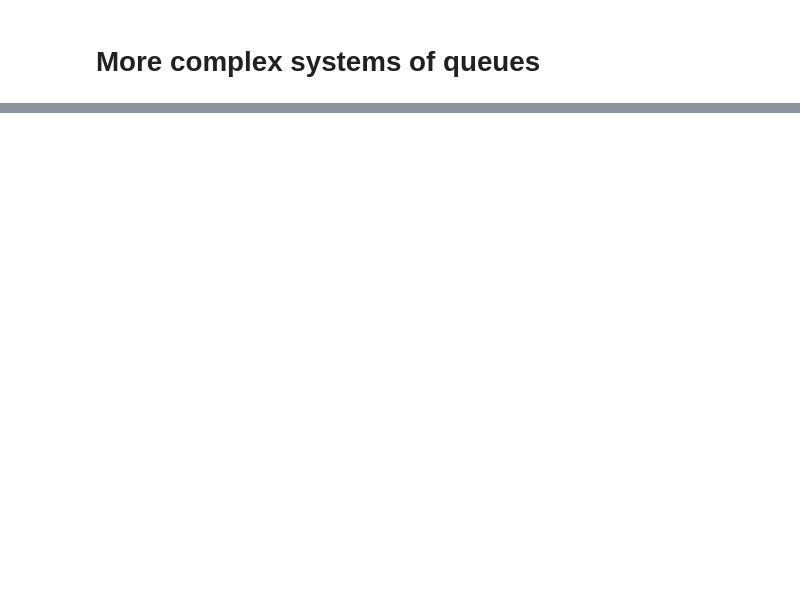
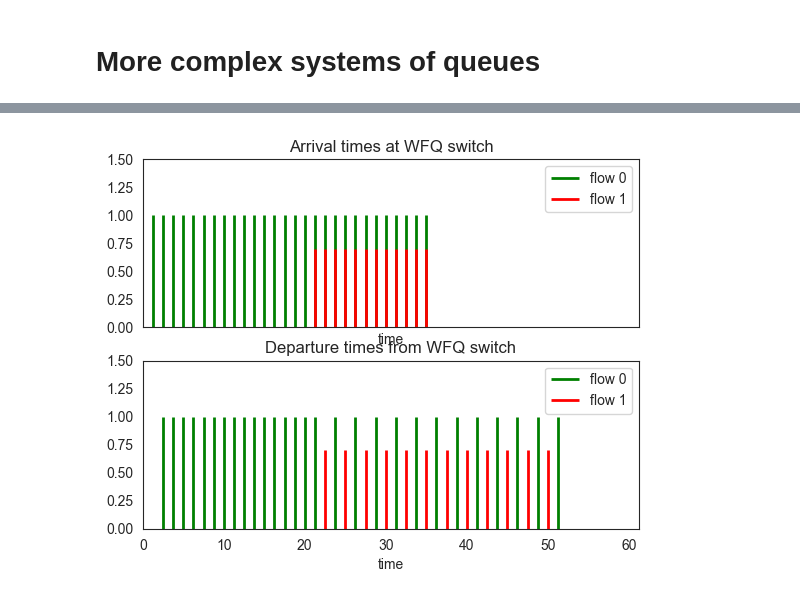
Before and after one commit to jrozhon/qos, a Jupyter notebook: qos-02/qos_02/exercise_02.ipynb, the cells around one changed output, grey strips where cells are left out. Drawn from its saved outputs; the diff is of its cells as text; code cells hidden in the pictures; blank space fills up the shorter version.

```diff
--- a/qos-02/qos_02/exercise_02.ipynb
+++ b/qos-02/qos_02/exercise_02.ipynb
@@ -376,0 +424,79 @@ average system occupancy: 0.6909294512877939
+# %%
+"""
+Queueing Disciplines
+Explanation to be written... But we have implemented Virtual Clock and Weighted Fair Queueing disciplines in
+the SimComponents.py module and have example code that uses the WFQ component to produce Figure, shown below
+
+    Initial test of the WFQ queueing discipline implementation.
+    Copyright 2014 Dr. Greg M. Bernstein
+
+    We base our parameter explorations on the first source. We set the output rate of the
+    virtual clock "switch port" at multiple of the first sources rate.
+    We also set the "vtick" parameters to the virtual clock switch port relative to this rate.
+"""
+import simpy
+import matplotlib.pyplot as plt
+
+from lib.SimComponents import PacketGenerator, PacketSink, FlowDemux, SnoopSplitter, \
+    WFQServer, VirtualClockServer
+
+
+if __name__ == '__main__':
+    def const_arrival():
+        return 1.25
+
+    def const_arrival2():
+        return 1.25
+
+    def const_size():
+        return 100.0
+    env = simpy.Environment()
+    pg = PacketGenerator(env, "SJSU", const_arrival, const_size, initial_delay=0.0, finish=35, flow_id=0)
+    pg2 = PacketGenerator(env, "SJSU", const_arrival2, const_size, initial_delay=20.0, finish=35, flow_id=1)
+    ps = PacketSink(env, rec_arrivals=True, absolute_arrivals=True)
+    ps2 = PacketSink(env, rec_arrivals=True, absolute_arrivals=True)
+    ps_snoop1 = PacketSink(env, rec_arrivals=True, absolute_arrivals=True)
+    ps_snoop2 = PacketSink(env, rec_arrivals=True, absolute_arrivals=True)
+    # Set up the virtual clock switch port
+    source_rate = 8.0*const_size()/const_arrival()  # the average source rate
+    phi_base = source_rate
+    switch_port = WFQServer(env, source_rate, [0.5*phi_base, 0.5*phi_base])
+    switch_port2 = VirtualClockServer(env, source_rate, [2.0/phi_base, 2.0/phi_base])
+    demux = FlowDemux()
+    snoop1 = SnoopSplitter()
+    snoop2 = SnoopSplitter()
+    pg.out = snoop1
+    pg2.out = snoop2
+    snoop1.out2 = ps_snoop1
+    snoop2.out2 = ps_snoop2
+    #  Comment out the next 4 lines and uncomment the following 4 lines to compare with virtual clock.
+    type = "WFQ"
+    snoop1.out1 = switch_port
+    snoop2.out1 = switch_port
+    switch_port.out = demux
+    # snoop1.out1 = switch_port2
+    # snoop2.out1 = switch_port2
+    # switch_port2.out = demux
+    # type = "VC"
+
+    demux.outs = [ps, ps2]
+    env.run(until=10000)
+    print(ps.arrivals)
+
+    fig, (ax1, ax2) = plt.subplots(nrows=2, sharex=True)
+    ax1.vlines(ps_snoop1.arrivals, 0.0, 1.0, colors="g", linewidth=2.0, label='flow 0')
+    ax1.vlines(ps_snoop2.arrivals, 0.0, 0.7, colors="r", linewidth=2.0, label='flow 1')
+    ax1.set_title("Arrival times at {} switch".format(type))
+    ax1.set_xlabel("time")
+    ax1.set_ylim([0, 1.5])
+    ax1.set_xlim([0, max(ps.arrivals) + 10])
+    ax1.legend()
+    ax2.vlines(ps.arrivals, 0.0, 1.0, colors="g", linewidth=2.0, label='flow 0')
+    ax2.vlines(ps2.arrivals, 0.0, 0.7, colors="r", linewidth=2.0, label='flow 1')
+    ax2.set_title("Departure times from {} switch".format(type))
+    ax2.set_xlabel("time")
+    ax2.set_ylim([0, 1.5])
+    ax2.set_xlim([0, max(ps.arrivals) + 10])
+    ax2.legend()
+    plt.show()
+# %% [output]
@@ -376,0 +504 @@ average system occupancy: 0.6909294512877939
+[figure, added]
```
Also changed, not shown: parts of 15 cells of this notebook, 1 other file.
